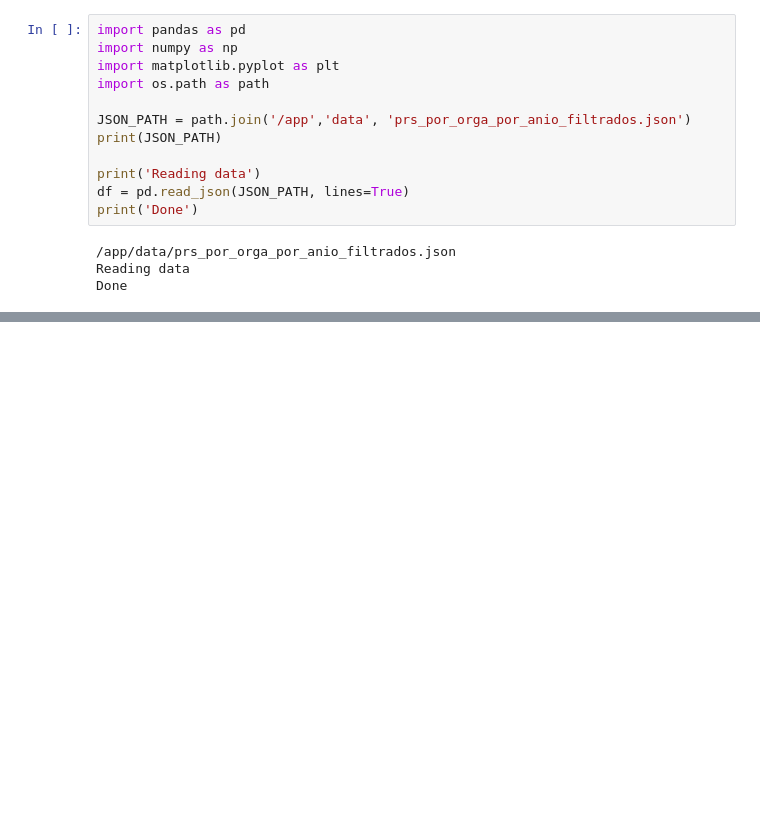
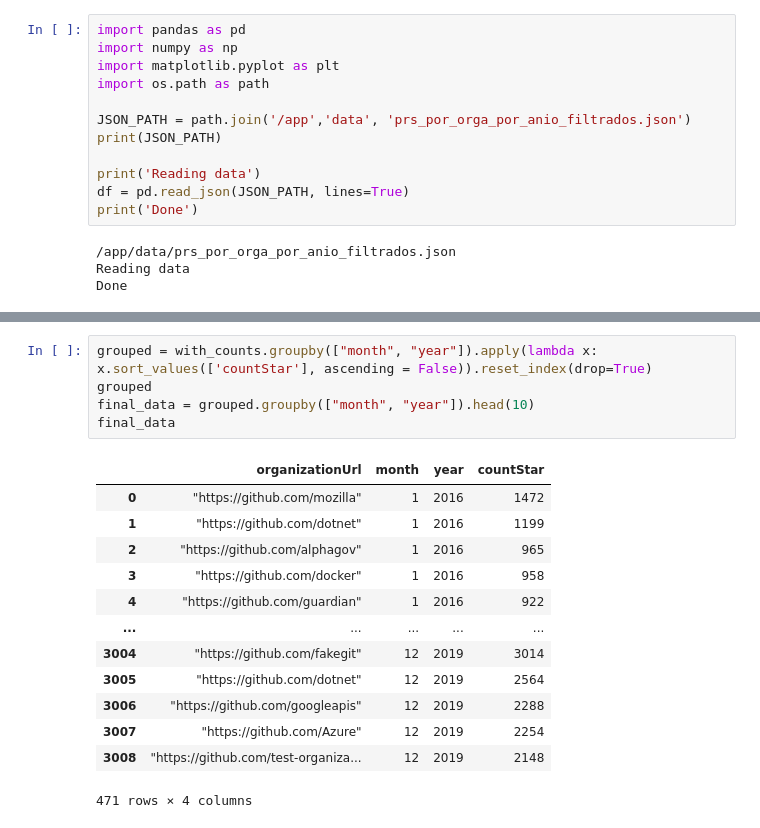
Before and after one commit to mnmallea/tp_procesamiento_seniales, a Jupyter notebook: notebooks/prueba.ipynb, the cells around one changed output, grey strips where cells are left out. Saved outputs shown, nothing was run; the diff lists cells and outputs as text; blank space fills up the shorter version.

```diff
--- a/notebooks/prueba.ipynb
+++ b/notebooks/prueba.ipynb
@@ -64,0 +45,19 @@ pd.pivot_table(df, values='countStar', index=['year', 'month'], columns=['organi
+# %%
+grouped = with_counts.groupby(["month", "year"]).apply(lambda x: x.sort_values(['countStar'], ascending = False)).reset_index(drop=True)
+grouped
+final_data = grouped.groupby(["month", "year"]).head(10)
+final_data
+# %% [output]
+|  | organizationUrl | month | year | countStar |
+| 0 | "https://github.com/mozilla" | 1 | 2016 | 1472 |
+| 1 | "https://github.com/dotnet" | 1 | 2016 | 1199 |
+| 2 | "https://github.com/alphagov" | 1 | 2016 | 965 |
+| 3 | "https://github.com/docker" | 1 | 2016 | 958 |
+| 4 | "https://github.com/guardian" | 1 | 2016 | 922 |
+| ... | ... | ... | ... | ... |
+| 3004 | "https://github.com/fakegit" | 12 | 2019 | 3014 |
+| 3005 | "https://github.com/dotnet" | 12 | 2019 | 2564 |
+| 3006 | "https://github.com/googleapis" | 12 | 2019 | 2288 |
+| 3007 | "https://github.com/Azure" | 12 | 2019 | 2254 |
+| 3008 | "https://github.com/test-organiza... | 12 | 2019 | 2148 |
+471 rows × 4 columns
```
Also changed, not shown: parts of 4 cells of this notebook.
